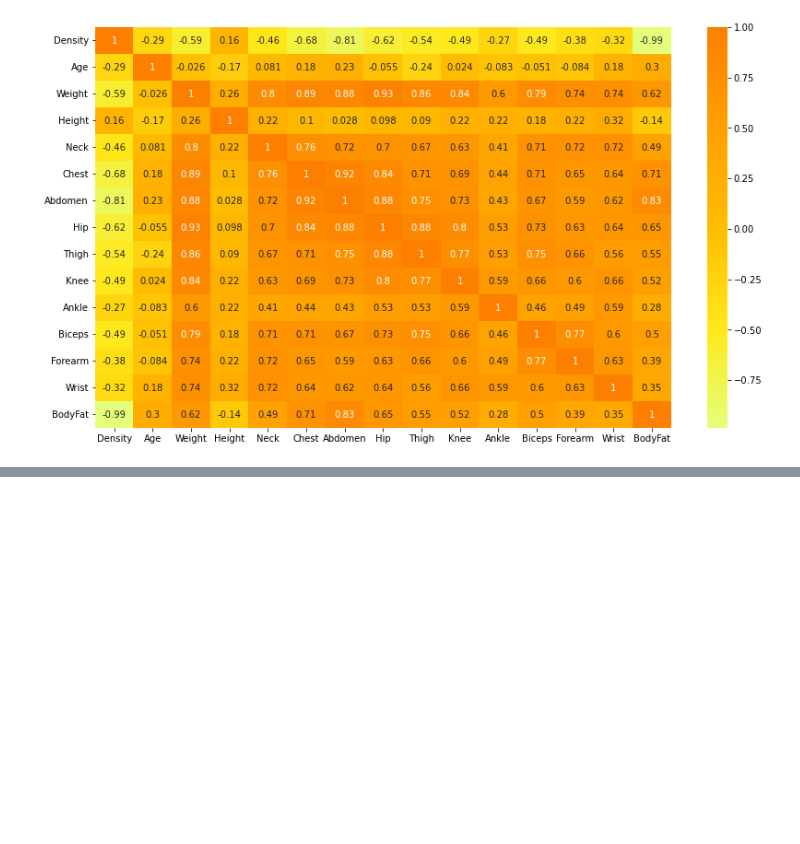
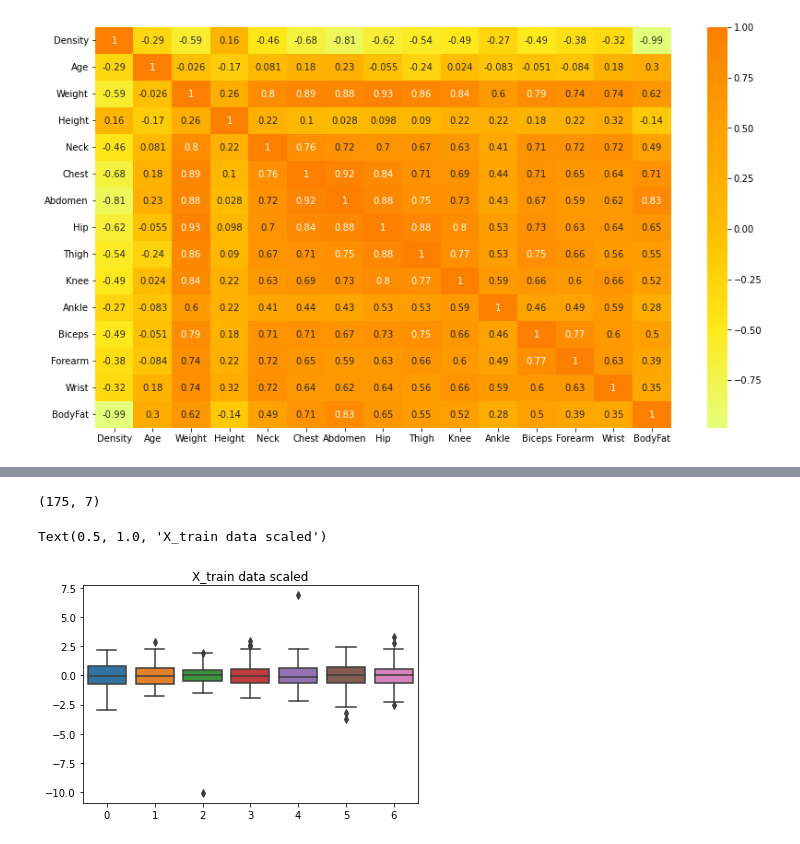
Before and after one commit to Wilmo95/regression-body-fat, a Jupyter notebook: body-fat-prediction.ipynb, the cells around one changed output, grey strips where cells are left out. Drawn from its saved outputs; the diff is of its cells as text; code cells hidden in the pictures; blank space fills up the shorter version.

Commit message:
Scale dataset. R2 ~0.9

```diff
--- a/body-fat-prediction.ipynb
+++ b/body-fat-prediction.ipynb
@@ -201,0 +270,22 @@ ShapiroResult(statistic=0.9059879183769226, pvalue=1.9460620614975e-11)
+# %%
+X_train.shape
+# %% [output]
+(175, 7)
+# %%
+from sklearn.preprocessing import StandardScaler
+
+ss_x = StandardScaler()
+ss_y = StandardScaler()
+
+ss_x.fit(X_train)
+X_train_scaled = ss_x.transform(X_train)
+X_test_scaled = ss_x.transform(X_test)
+ss_y.fit(y_train.values.reshape(-1,1))
+y_train_scaled = ss_y.transform(y_train.values.reshape(-1,1))
+y_test_scaled = ss_y.transform(y_test.values.reshape(-1,1))
+# %%
+sns.boxplot(data=X_train_scaled)
+plt.title("X_train data scaled")
+# %% [output]
+Text(0.5, 1.0, 'X_train data scaled')
+[figure, added]
```
Also changed, not shown: parts of 51 cells of this notebook.
